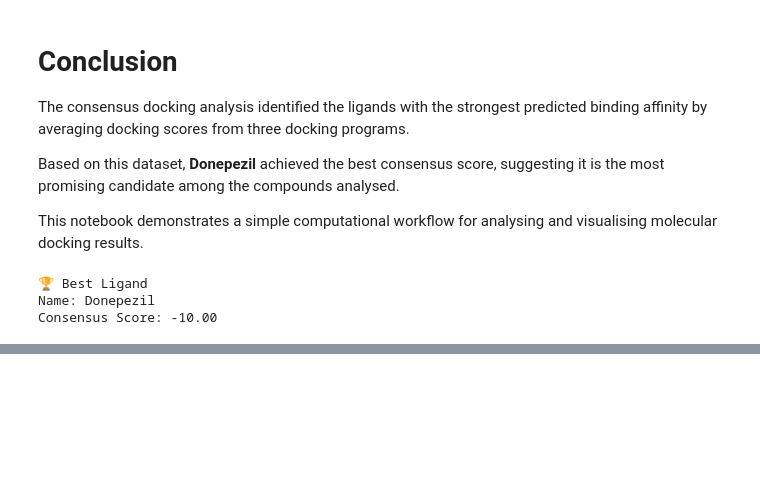
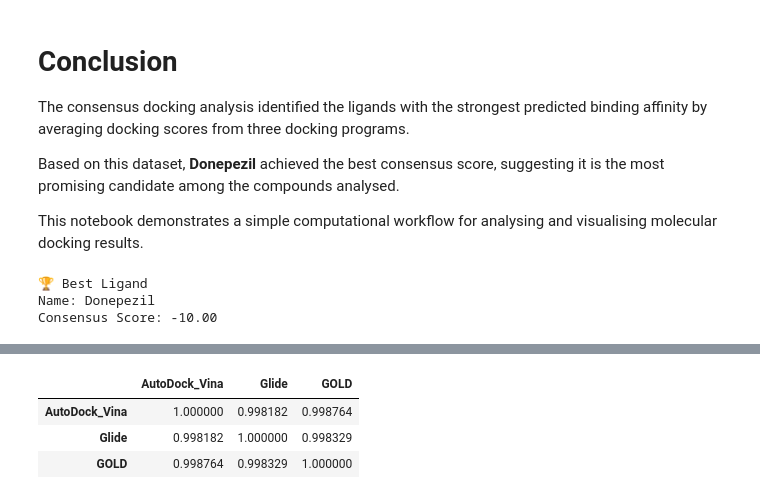
Before and after one commit to kirthimaheswaran/NeuroDock, a Jupyter notebook: notebooks/NeuroDock_Analysis.ipynb, the cells around one changed output, grey strips where cells are left out. Cells and saved outputs as stored; diff of their text form; code cells hidden in the pictures; blank space fills up the shorter version.

```diff
--- a/notebooks/NeuroDock_Analysis.ipynb
+++ b/notebooks/NeuroDock_Analysis.ipynb
@@ -111,0 +137,8 @@ Consensus Score: -10.00
+# %%
+# Correlation matrix
+df[["AutoDock_Vina", "Glide", "GOLD"]].corr()
+# %% [output]
+|  | AutoDock_Vina | Glide | GOLD |
+| AutoDock_Vina | 1.000000 | 0.998182 | 0.998764 |
+| Glide | 0.998182 | 1.000000 | 0.998329 |
+| GOLD | 0.998764 | 0.998329 | 1.000000 |
```
Also changed, not shown: parts of 8 cells of this notebook.
